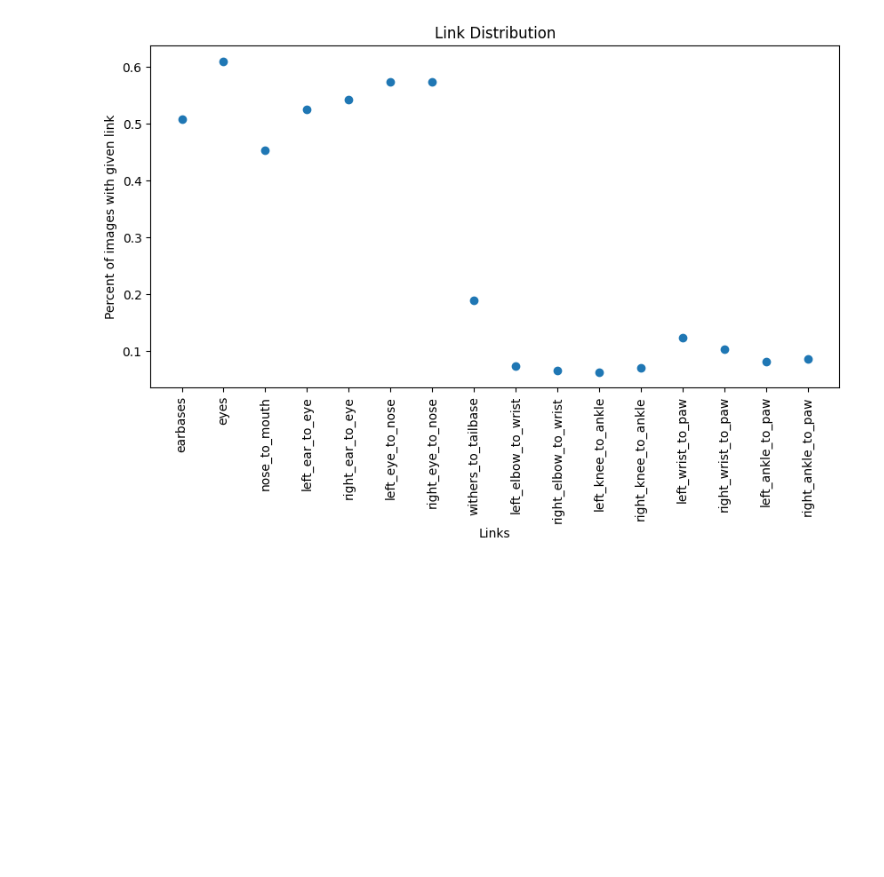
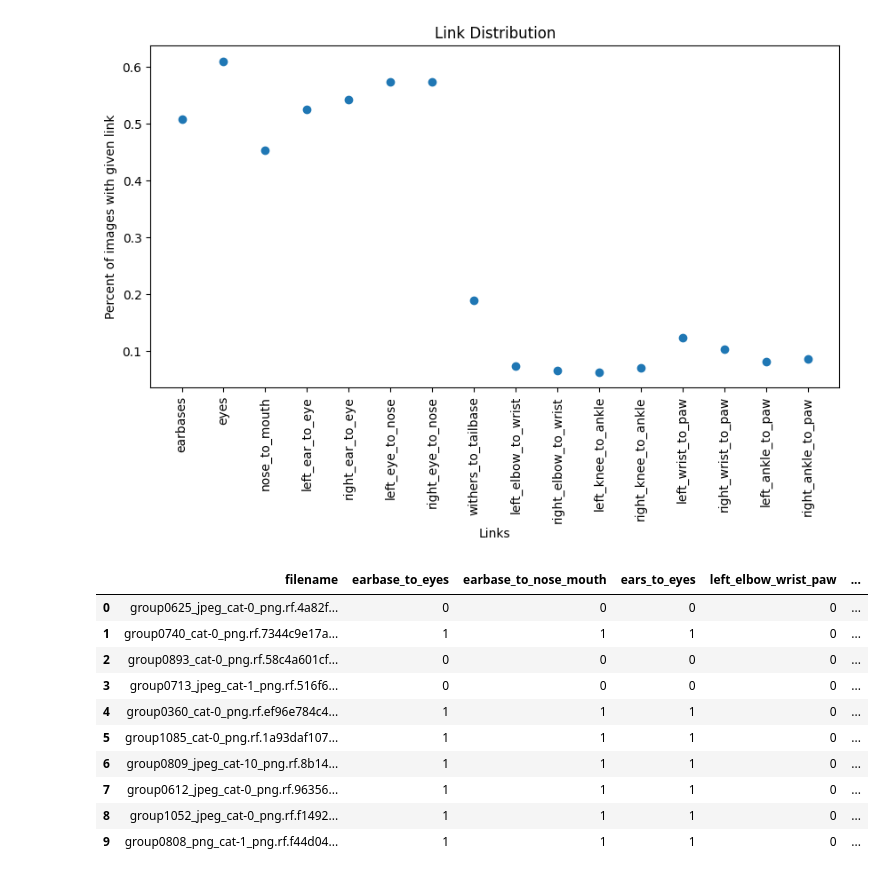
Before and after one commit to pcashman21/feral-cat-census, a Jupyter notebook: analyze_keypoint_distribution.ipynb, the cells around one changed output. Drawn from its saved outputs; the diff is of its cells as text; code cells hidden in the pictures; blank space fills up the shorter version.

```diff
--- a/analyze_keypoint_distribution.ipynb
+++ b/analyze_keypoint_distribution.ipynb
@@ -268,3 +260,38 @@ plt.title('Link Distribution')
 plt.show()
 # %% [output]
 [figure]
+# %%
+def compute_ratios(df_links, ratio_keys):
+  """
+  Compute the presence or absence of ratios between links.
+
+  :param df_links: Dataframe with the link visibility information in each column
+  :param ratio_keys: List of names of ratios to compute
+  :return: Dataframe with the presence or absence of the ratios
+  """
+  # Create a dataframe whose columns are the names of the ratios, with "filename" coming first.
+  df = pd.DataFrame(columns=ratio_keys)
+  df['filename'] = df_links['filename']
+  for ratio in ratio_keys[1:]:
+    col_for_link_A = ratios[ratio][0] # Get name of link which is one element of the ratio
+    col_for_link_B = ratios[ratio][1] # Get the name of the other link
+    # Add the link visibilities together
+    df[ratio] = df_links[col_for_link_A] + df_links[col_for_link_B]
+    # If the value is >= 2, the link is present
+    df[ratio] = df[ratio].apply(lambda x: 1 if x >= 2 else 0)
+  return df
+
+df_ratios = compute_ratios(df_links, ratio_keys)
+df_ratios.head(10)
+# %% [output]
+|  | filename | earbase_to_eyes | earbase_to_nose_mouth | ears_to_eyes | left_elbow_wrist_paw | ... |
+| 0 | group0625_jpeg_cat-0_png.rf.4a82f... | 0 | 0 | 0 | 0 | ... |
+| 1 | group0740_cat-0_png.rf.7344c9e17a... | 1 | 1 | 1 | 0 | ... |
+| 2 | group0893_cat-0_png.rf.58c4a601cf... | 0 | 0 | 0 | 0 | ... |
+| 3 | group0713_jpeg_cat-1_png.rf.516f6... | 0 | 0 | 0 | 0 | ... |
+| 4 | group0360_cat-0_png.rf.ef96e784c4... | 1 | 1 | 1 | 0 | ... |
+| 5 | group1085_cat-0_png.rf.1a93daf107... | 1 | 1 | 1 | 0 | ... |
+| 6 | group0809_jpeg_cat-10_png.rf.8b14... | 1 | 1 | 1 | 0 | ... |
+| 7 | group0612_jpeg_cat-0_png.rf.96356... | 1 | 1 | 1 | 0 | ... |
+| 8 | group1052_jpeg_cat-0_png.rf.f1492... | 1 | 1 | 1 | 0 | ... |
+| 9 | group0808_png_cat-1_png.rf.f44d04... | 1 | 1 | 1 | 0 | ... |
```
Also changed, not shown: parts of 8 cells of this notebook.
